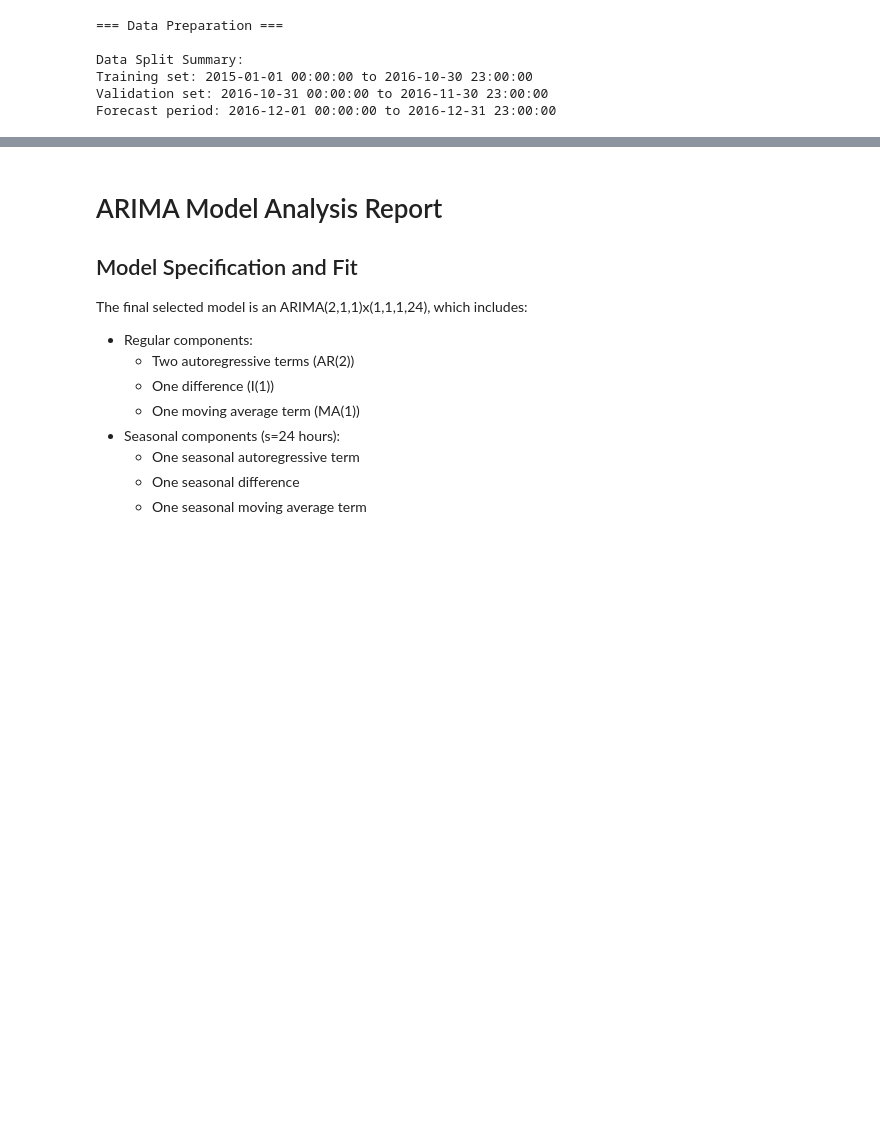
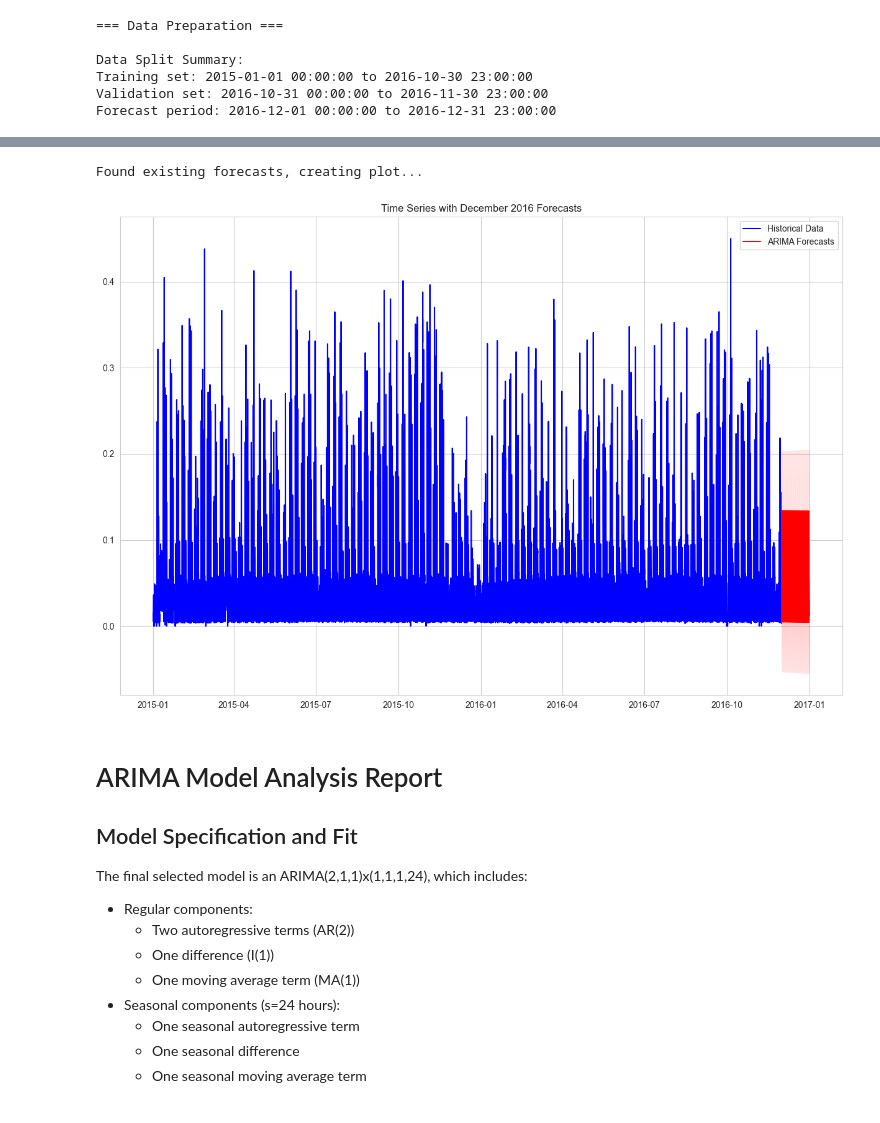
Before and after one commit to alexcri90/Project_TimeSeries, a Jupyter notebook: Notebook.ipynb, the cells around one changed output, grey strips where cells are left out. Saved outputs shown, nothing was run; the diff lists cells and outputs as text; code cells hidden in the pictures; blank space fills up the shorter version.

```diff
--- a/Notebook.ipynb
+++ b/Notebook.ipynb
@@ -999,3 +918,46 @@ ARIMA modeling pipeline completed!
+# %%
+# Cell 14 (NEW) - Create plot combining original data and forecasts
+
+import os
+
+def plot_with_forecasts(df, forecast_csv):
+    """
+    Plot original time series with forecasts appended
+    """
+    # Read the forecasts
+    forecasts = pd.read_csv(forecast_csv)
+    forecasts['datetime'] = pd.to_datetime(forecasts['datetime'])
+
+    # Create plot
+    plt.figure(figsize=(15, 10))
+
+    # Plot original data until November 2016
+    plt.plot(df.index, df['X'], label='Historical Data', color='blue')
+
+    # Add forecasts as continuation
+    plt.plot(forecasts['datetime'], forecasts['ARIMA_forecast'],
+             label='ARIMA Forecasts', color='red')
+
+    # Add confidence intervals
+    plt.fill_between(forecasts['datetime'],
+                     forecasts['ARIMA_lower'],
+                     forecasts['ARIMA_upper'],
+                     color='red', alpha=0.1)
+
+    plt.title('Time Series with December 2016 Forecasts')
+    plt.legend()
+    plt.grid(True)
+    plt.show()
+
+# First check if we have the forecasts CSV
+if os.path.exists('arima_forecasts.csv'):
+    print("Found existing forecasts, creating plot...")
+    plot_with_forecasts(df, 'arima_forecasts.csv')
+else:
+    print("No forecast file found. Please run the ARIMA model first.")
+# %% [output]
+Found existing forecasts, creating plot...
+[figure, added]
 # %% [markdown]
 # ARIMA Model Analysis Report
 
```
Also changed, not shown: parts of 5 cells of this notebook, 2 other files.
